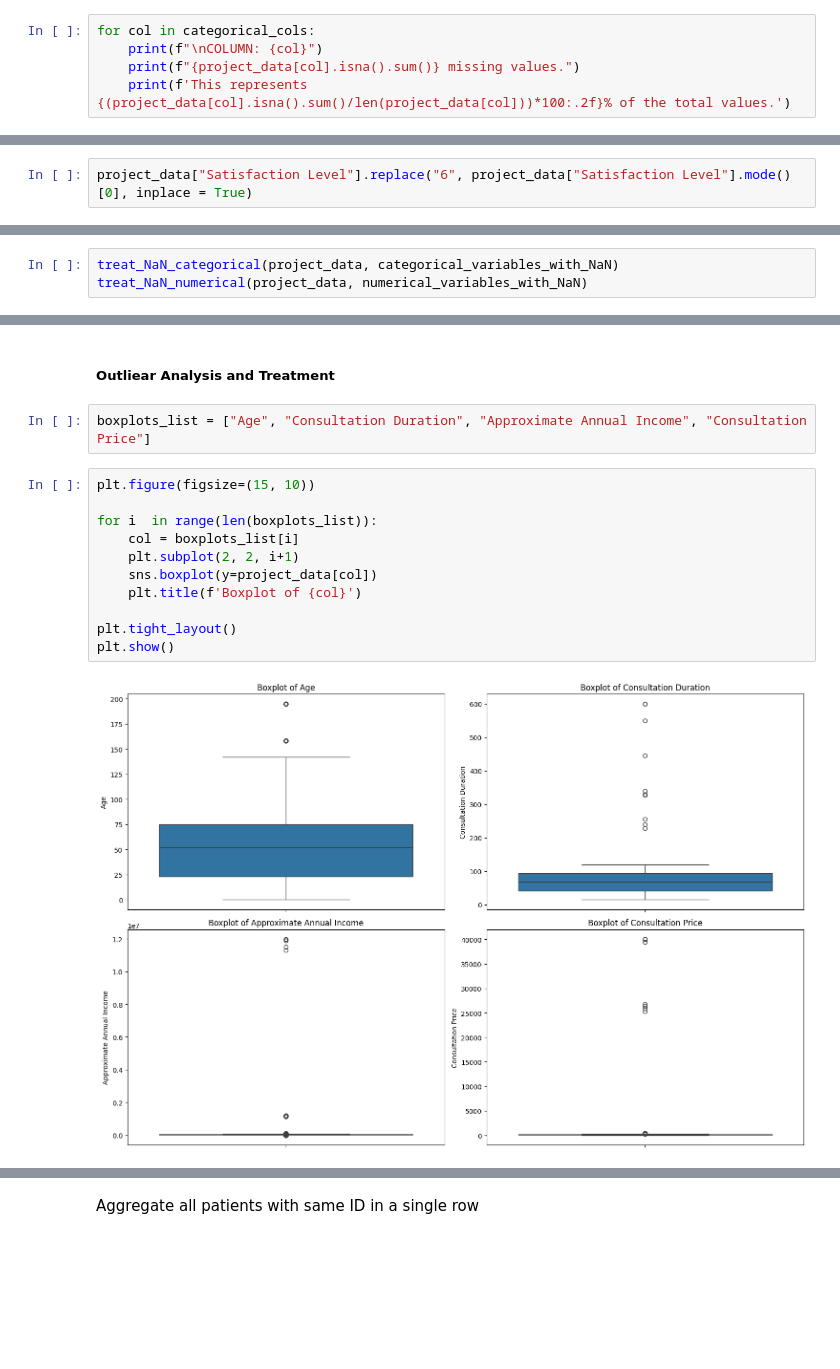
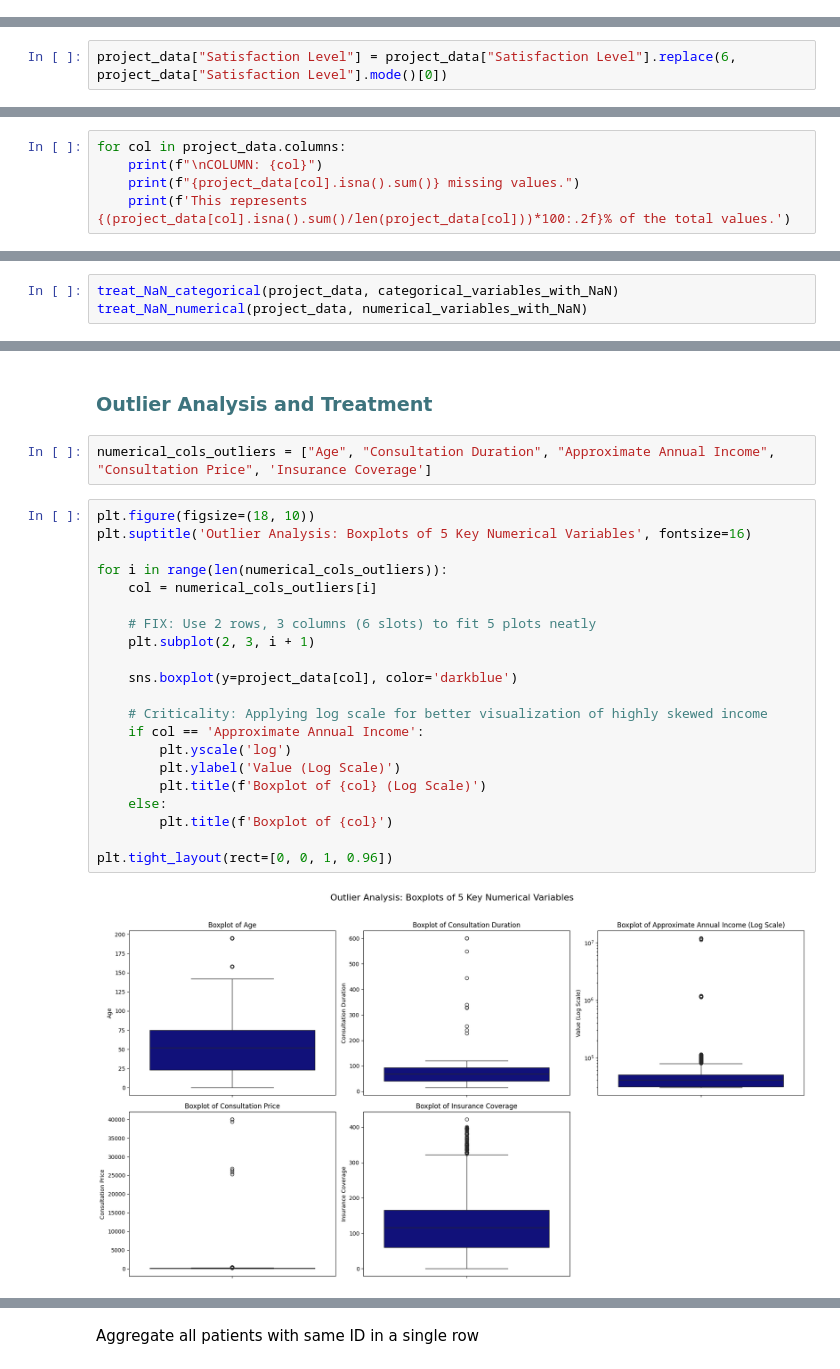
Before and after one commit to gugaffranco/datapreprocessing, a Jupyter notebook: G08 - Code.ipynb, the cells around one changed output, grey strips where cells are left out. Saved outputs shown, nothing was run; the diff lists cells and outputs as text; blank space fills up the shorter version.

```diff
--- a/G08 - Code.ipynb
+++ b/G08 - Code.ipynb
@@ -102,8 +102,3 @@ Unique values (13 unique):
 <p>As we can see, by the unique values of each variable defined as <code>Object</code>, we have no major inconsistencies and missing values are only categorised as <code>nan</code>.
 # %% [markdown]
 <h4 style = "color : #3D737D;">Missing Values Evaluation</h4>
-# %%
-for col in categorical_cols:
-    print(f"\nCOLUMN: {col}")
-    print(f"{project_data[col].isna().sum()} missing values.")
-    print(f'This represents {(project_data[col].isna().sum()/len(project_data[col]))*100:.2f}% of the total values.')
@@ -199,2 +115,2 @@ array([2, 4, 5, 3, 1, 6])
 # %%
-project_data["Satisfaction Level"].replace("6", project_data["Satisfaction Level"].mode()[0], inplace = True)
+project_data["Satisfaction Level"] = project_data["Satisfaction Level"].replace(6, project_data["Satisfaction Level"].mode()[0])
@@ -236,0 +123,5 @@ p_of_m_v
+# %%
+for col in project_data.columns:
+    print(f"\nCOLUMN: {col}")
+    print(f"{project_data[col].isna().sum()} missing values.")
+    print(f'This represents {(project_data[col].isna().sum()/len(project_data[col]))*100:.2f}% of the total values.')
@@ -274,19 +191,29 @@ Data columns (total 16 columns):
 dtypes: datetime64[ns](1), float64(4), int64(3), object(8)
 memory usage: 1.2+ MB
 # %% [markdown]
-##### **Outliear Analysis and Treatment**
+<h3 style = "color : #3D737D;">Outlier Analysis and Treatment</h3>
 # %%
-boxplots_list = ["Age", "Consultation Duration", "Approximate Annual Income", "Consultation Price"]
+numerical_cols_outliers = ["Age", "Consultation Duration", "Approximate Annual Income", "Consultation Price", 'Insurance Coverage']
 # %%
-plt.figure(figsize=(15, 10))
+plt.figure(figsize=(18, 10))
+plt.suptitle('Outlier Analysis: Boxplots of 5 Key Numerical Variables', fontsize=16)
 
-for i  in range(len(boxplots_list)):
-    col = boxplots_list[i]
-    plt.subplot(2, 2, i+1)
-    sns.boxplot(y=project_data[col])
-    plt.title(f'Boxplot of {col}')
+for i in range(len(numerical_cols_outliers)):
+    col = numerical_cols_outliers[i]
 
-plt.tight_layout()
-plt.show()
+    # FIX: Use 2 rows, 3 columns (6 slots) to fit 5 plots neatly
+    plt.subplot(2, 3, i + 1)
+
+    sns.boxplot(y=project_data[col], color='darkblue')
+
+    # Criticality: Applying log scale for better visualization of highly skewed income
+    if col == 'Approximate Annual Income':
+        plt.yscale('log')
+        plt.ylabel('Value (Log Scale)')
+        plt.title(f'Boxplot of {col} (Log Scale)')
+    else:
+        plt.title(f'Boxplot of {col}')
+
+plt.tight_layout(rect=[0, 0, 1, 0.96])
 # %% [output]
-[figure, old version]
+[figure, new version]
```
Also changed, not shown: parts of 33 cells of this notebook.
